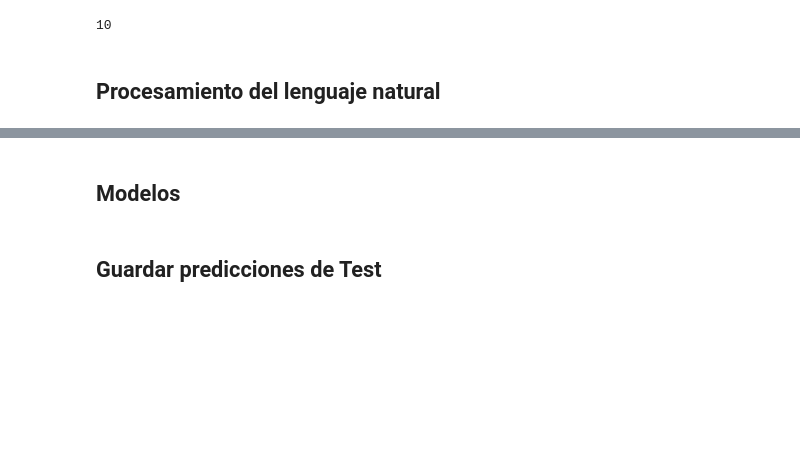
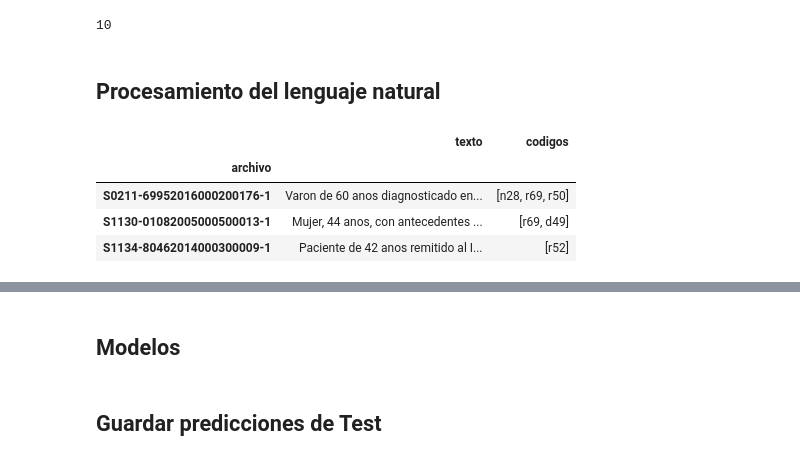
Before and after one commit to oscabaAED/MedChallenge-NLP, a Jupyter notebook: MedChallenge_alumno_GrupoXX.ipynb, the cells around one changed output, grey strips where cells are left out. Cells and saved outputs as stored; diff of their text form; code cells hidden in the pictures; blank space fills up the shorter version.

```diff
--- a/MedChallenge_alumno_GrupoXX.ipynb
+++ b/MedChallenge_alumno_GrupoXX.ipynb
@@ -127,0 +130,15 @@ print(num_classes[0])
+# %%
+import unicodedata
+def remove_accents(input_str):
+    nfkd_form= unicodedata.normalize('NFKD', input_str)
+    only_ascii= nfkd_form.encode('ASCII', 'ignore')
+    return only_ascii.decode("utf-8", 'ignore')
+
+df_train_clean["texto"] = df_train_clean["texto"].apply(remove_accents)
+df_train_clean.sample(3)
+# %% [output]
+|  | texto | codigos |
+| archivo |  |  |
+| S0211-69952016000200176-1 | Varon de 60 anos diagnosticado en... | [n28, r69, r50] |
+| S1130-01082005000500013-1 | Mujer, 44 anos, con antecedentes ... | [r69, d49] |
+| S1134-80462014000300009-1 | Paciente de 42 anos remitido al I... | [r52] |
```
Also changed, not shown: parts of 9 cells of this notebook.
